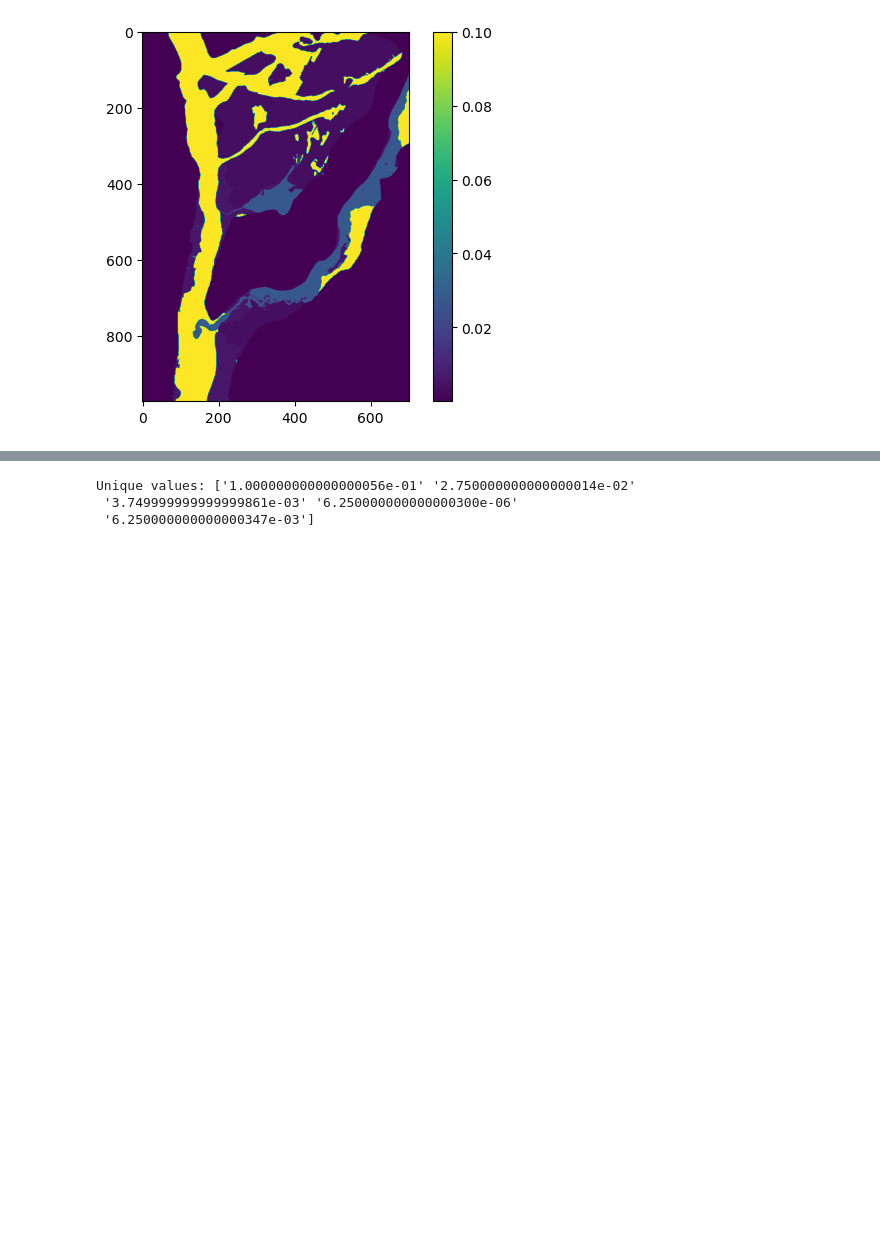
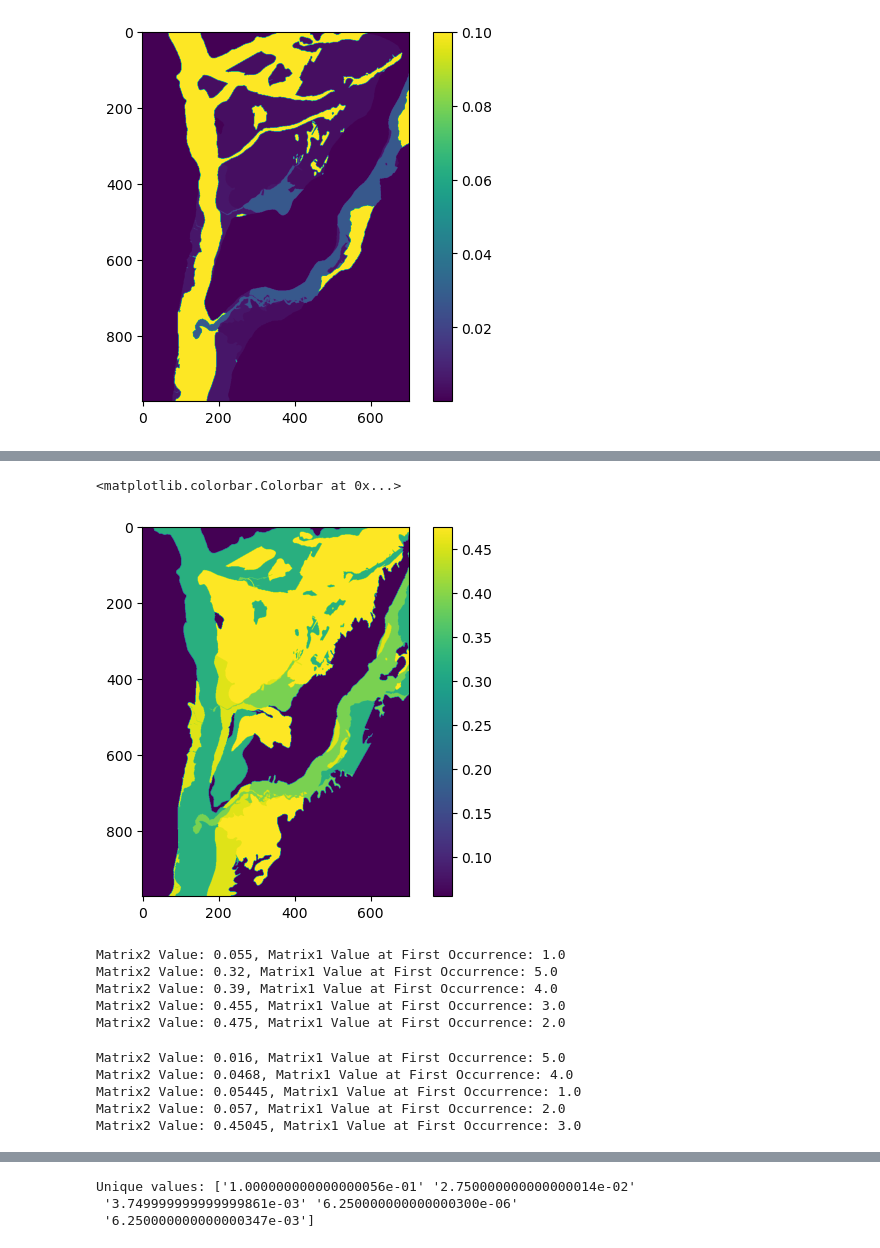
Before and after one commit to jackplogan33/peterson-modflow, a Jupyter notebook: notebooks/dat_files.ipynb, the cells around one changed output, grey strips where cells are left out. Cells and saved outputs as stored; diff of their text form; code cells hidden in the pictures; blank space fills up the shorter version.

```diff
--- a/notebooks/dat_files.ipynb
+++ b/notebooks/dat_files.ipynb
@@ -73,0 +147,6 @@ df.to_csv('../output-files/pfos_obs_fixed.csv', index=False)
+# %%
+plt.imshow(por_matrix)
+plt.colorbar()
+# %% [output]
+<matplotlib.colorbar.Colorbar at 0x...>
+[figure, added]
@@ -73,0 +156,22 @@ df.to_csv('../output-files/pfos_obs_fixed.csv', index=False)
+# %%
+unique_values = np.unique(matrix_2)
+results = {}
+
+for val in unique_values:
+    indices = np.argwhere(matrix_2 == val)  # Find indices of occurrences
+    if indices.size > 0:  # Check if indices are found
+        first_idx = tuple(indices[0])
+        corresponding_value = matrix_1[first_idx]
+        results[val] = corresponding_value
+    else:
+        print(f"Warning: Value {val} not found in matrix_2.")
+
+# Print results
+for key, value in results.items():
+    print(f"Matrix2 Value: {key}, Matrix1 Value at First Occurrence: {value}")
+# %% [output]
+Matrix2 Value: 0.055, Matrix1 Value at First Occurrence: 1.0
+Matrix2 Value: 0.32, Matrix1 Value at First Occurrence: 5.0
+Matrix2 Value: 0.39, Matrix1 Value at First Occurrence: 4.0
+Matrix2 Value: 0.455, Matrix1 Value at First Occurrence: 3.0
+Matrix2 Value: 0.475, Matrix1 Value at First Occurrence: 2.0
@@ -73,0 +181,22 @@ df.to_csv('../output-files/pfos_obs_fixed.csv', index=False)
+# %%
+unique_values = np.unique(matrix_2)
+results = {}
+
+for val in unique_values:
+    indices = np.argwhere(matrix_2 == val)  # Find indices of occurrences
+    if indices.size > 0:  # Check if indices are found
+        first_idx = tuple(indices[0])
+        corresponding_value = matrix_1[first_idx]
+        results[val] = corresponding_value
+    else:
+        print(f"Warning: Value {val} not found in matrix_2.")
+
+# Print results
+for key, value in results.items():
+    print(f"Matrix2 Value: {key}, Matrix1 Value at First Occurrence: {value}")
+# %% [output]
+Matrix2 Value: 0.016, Matrix1 Value at First Occurrence: 5.0
+Matrix2 Value: 0.0468, Matrix1 Value at First Occurrence: 4.0
+Matrix2 Value: 0.05445, Matrix1 Value at First Occurrence: 1.0
+Matrix2 Value: 0.057, Matrix1 Value at First Occurrence: 2.0
+Matrix2 Value: 0.45045, Matrix1 Value at First Occurrence: 3.0
```
Also changed, not shown: parts of 27 cells of this notebook.
